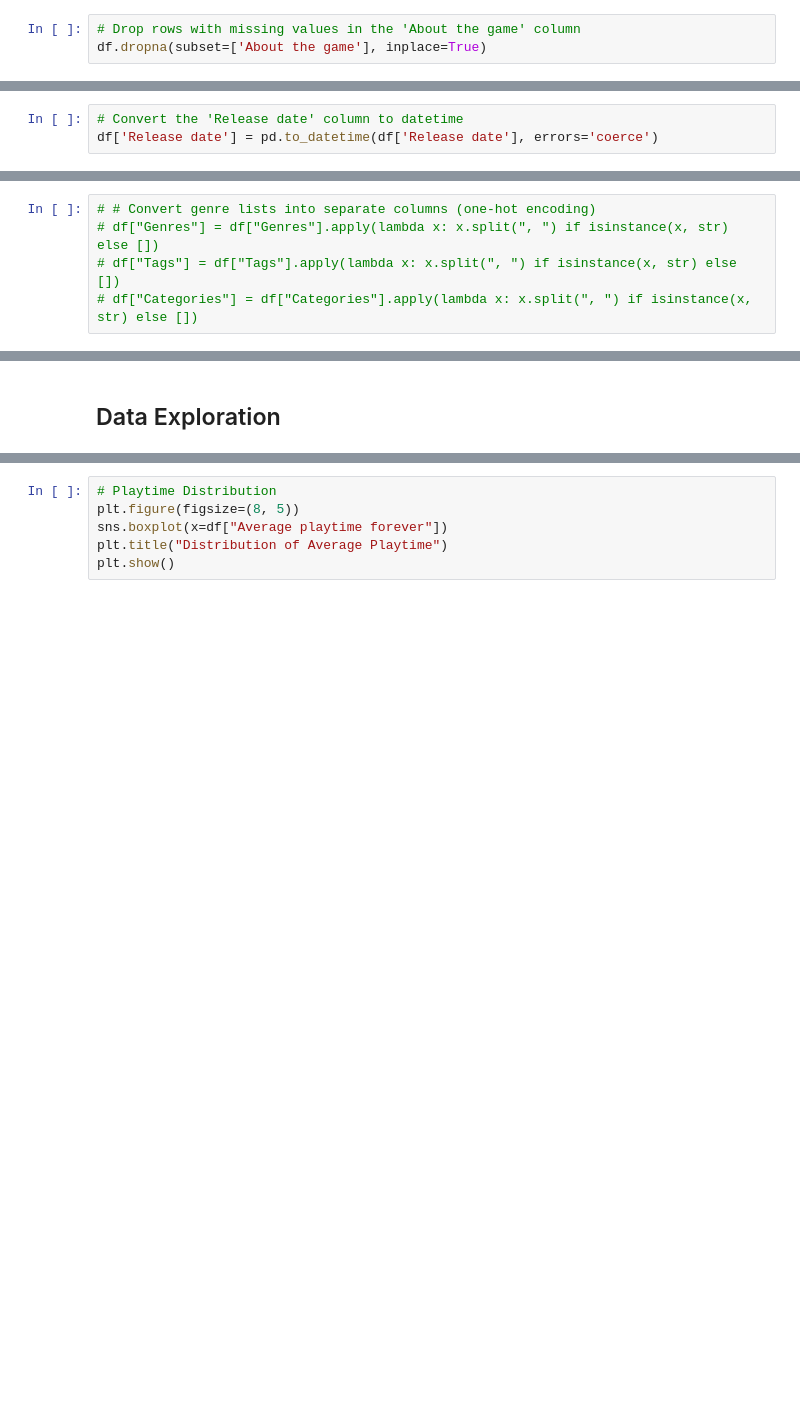
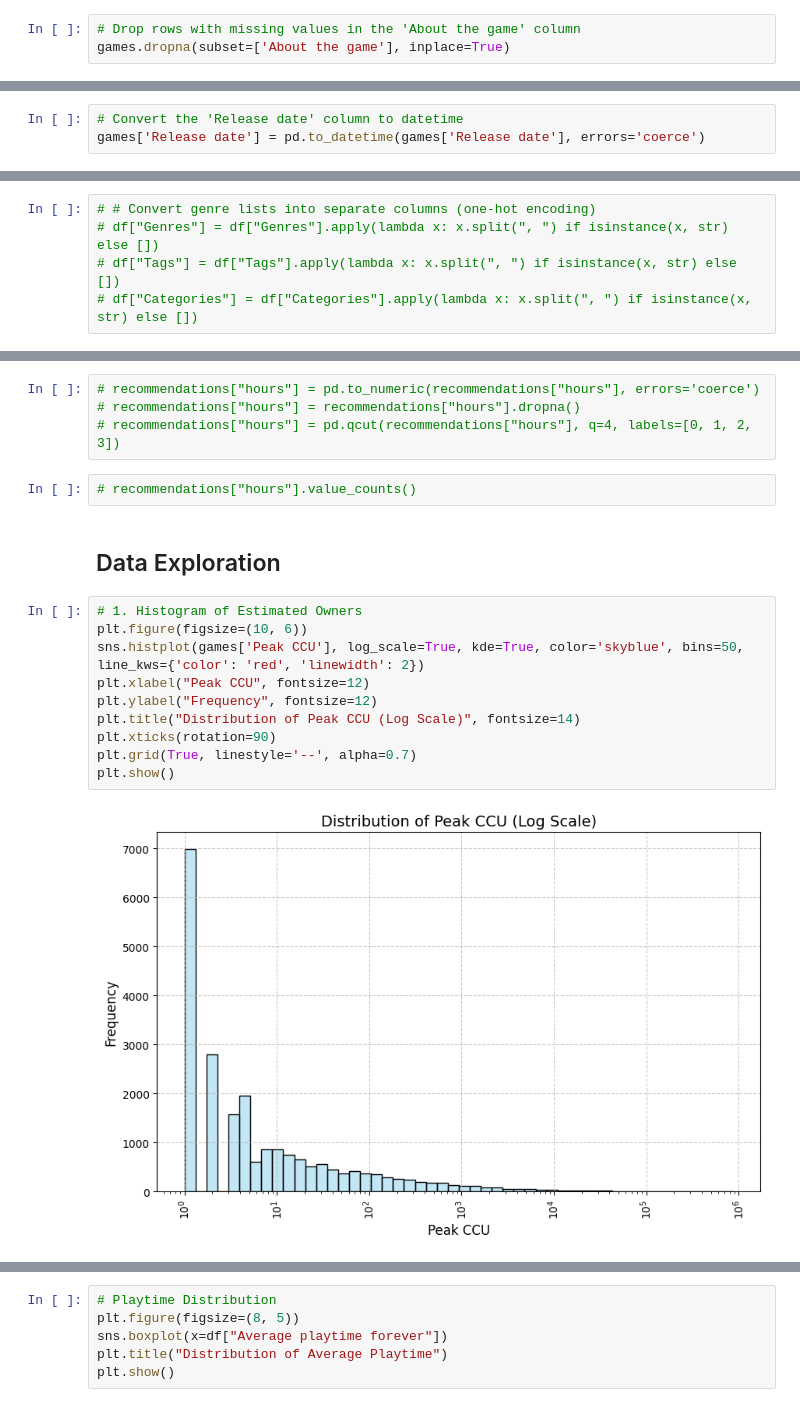
Before and after one commit to derricknguyen12/cse150a_project, a Jupyter notebook: proj.ipynb, the cells around one changed output, grey strips where cells are left out. Drawn from its saved outputs; the diff is of its cells as text; blank space fills up the shorter version.

```diff
--- a/proj.ipynb
+++ b/proj.ipynb
@@ -108,4 +164,4 @@ dtype: int64
 # %%
 # Drop rows with missing values in the 'About the game' column
-df.dropna(subset=['About the game'], inplace=True)
+games.dropna(subset=['About the game'], inplace=True)
 # %%
@@ -132,3 +201,3 @@ dtype: object
 # %%
 # Convert the 'Release date' column to datetime
-df['Release date'] = pd.to_datetime(df['Release date'], errors='coerce')
+games['Release date'] = pd.to_datetime(games['Release date'], errors='coerce')
@@ -192,5 +297,23 @@ duplicate_rows = df_str[df_str.duplicated()]
 print(f"Number of duplicate rows: {duplicate_rows.shape[0]}")
 # %% [output]
 Number of duplicate rows: 0
+# %%
+# recommendations["hours"] = pd.to_numeric(recommendations["hours"], errors='coerce')
+# recommendations["hours"] = recommendations["hours"].dropna()
+# recommendations["hours"] = pd.qcut(recommendations["hours"], q=4, labels=[0, 1, 2, 3])
+# %%
+# recommendations["hours"].value_counts()
 # %% [markdown]
 ## Data Exploration
+# %%
+# 1. Histogram of Estimated Owners
+plt.figure(figsize=(10, 6))
+sns.histplot(games['Peak CCU'], log_scale=True, kde=True, color='skyblue', bins=50, line_kws={'color': 'red', 'linewidth': 2})
+plt.xlabel("Peak CCU", fontsize=12)
+plt.ylabel("Frequency", fontsize=12)
+plt.title("Distribution of Peak CCU (Log Scale)", fontsize=14)
+plt.xticks(rotation=90)
+plt.grid(True, linestyle='--', alpha=0.7)
+plt.show()
+# %% [output]
+[figure, added]
```
Also changed, not shown: parts of 52 cells of this notebook.
